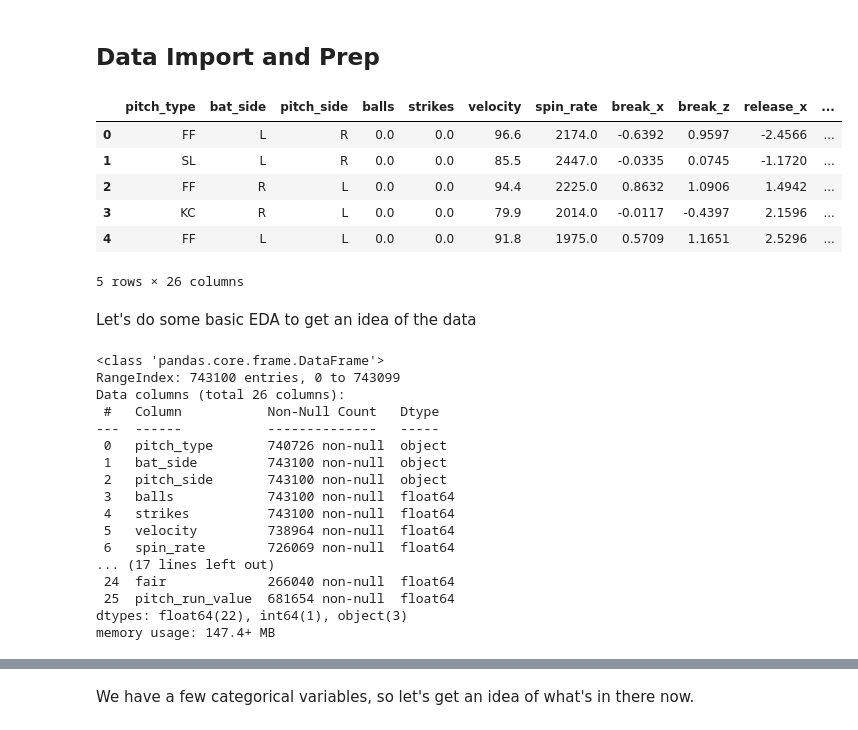
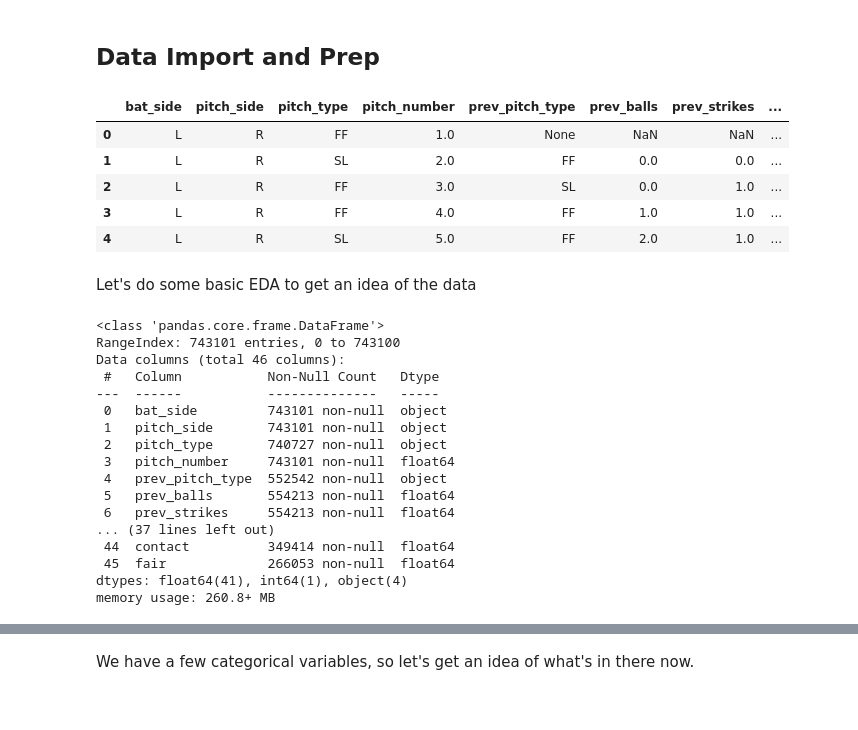
Before and after one commit to pmelgren/IntrinsicPitchValue, a Jupyter notebook: Exploration.ipynb, the cells around one changed output, grey strips where cells are left out. Drawn from its saved outputs; the diff is of its cells as text; code cells hidden in the pictures.

```diff
--- a/Exploration.ipynb
+++ b/Exploration.ipynb
@@ -18,42 +18,44 @@ Swing vs Take, Contact vs Whiff, Fair vs Foul. Finally a model will be used to p
 # %%
 import pandas as pd
 import numpy as np
 import sqlalchemy as sa
 
-query_text = open('./queries/pitch_value.sql').read()
+query_text = open('./queries/two_pitch_sequence.sql').read()
 engine = sa.create_engine('postgresql://postgres:Melgren1224@localhost:5432/Baseball')
 raw = pd.read_sql_query(query_text,engine)
+
+# display the first 5 rows
+pd.set_option('display.max_columns',None)
 raw.head()
 # %% [output]
-|  | pitch_type | bat_side | pitch_side | balls | strikes | velocity | spin_rate | break_x | break_z | release_x | ... |
-| 0 | FF | L | R | 0.0 | 0.0 | 96.6 | 2174.0 | -0.6392 | 0.9597 | -2.4566 | ... |
-| 1 | SL | L | R | 0.0 | 0.0 | 85.5 | 2447.0 | -0.0335 | 0.0745 | -1.1720 | ... |
-| 2 | FF | R | L | 0.0 | 0.0 | 94.4 | 2225.0 | 0.8632 | 1.0906 | 1.4942 | ... |
-| 3 | KC | R | L | 0.0 | 0.0 | 79.9 | 2014.0 | -0.0117 | -0.4397 | 2.1596 | ... |
-| 4 | FF | L | L | 0.0 | 0.0 | 91.8 | 1975.0 | 0.5709 | 1.1651 | 2.5296 | ... |
+|  | bat_side | pitch_side | pitch_type | pitch_number | prev_pitch_type | prev_balls | prev_strikes | ... |
+| 0 | L | R | FF | 1.0 | None | NaN | NaN | ... |
+| 1 | L | R | SL | 2.0 | FF | 0.0 | 0.0 | ... |
+| 2 | L | R | FF | 3.0 | SL | 0.0 | 1.0 | ... |
+| 3 | L | R | FF | 4.0 | FF | 1.0 | 1.0 | ... |
+| 4 | L | R | SL | 5.0 | FF | 2.0 | 1.0 | ... |
-5 rows × 26 columns
 # %% [markdown]
 Let's do some basic EDA to get an idea of the data
 # %%
 raw.info()
 # %% [output]
 <class 'pandas.core.frame.DataFrame'>
-RangeIndex: 743100 entries, 0 to 743099
-Data columns (total 26 columns):
+RangeIndex: 743101 entries, 0 to 743100
+Data columns (total 46 columns):
  #   Column           Non-Null Count   Dtype
 ---  ------           --------------   -----
- 0   pitch_type       740726 non-null  object
- 1   bat_side         743100 non-null  object
- 2   pitch_side       743100 non-null  object
- 3   balls            743100 non-null  float64
- 4   strikes          743100 non-null  float64
- 5   velocity         738964 non-null  float64
- 6   spin_rate        726069 non-null  float64
-... (17 lines left out)
- 24  fair             266040 non-null  float64
- 25  pitch_run_value  681654 non-null  float64
-dtypes: float64(22), int64(1), object(3)
-memory usage: 147.4+ MB
+ 0   bat_side         743101 non-null  object
+ 1   pitch_side       743101 non-null  object
+ 2   pitch_type       740727 non-null  object
+ 3   pitch_number     743101 non-null  float64
+ 4   prev_pitch_type  552542 non-null  object
+ 5   prev_balls       554213 non-null  float64
+ 6   prev_strikes     554213 non-null  float64
+... (37 lines left out)
+ 44  contact          349414 non-null  float64
+ 45  fair             266053 non-null  float64
+dtypes: float64(41), int64(1), object(4)
+memory usage: 260.8+ MB
 # %%
 raw.describe()
 # %% [output]
```
Also changed, not shown: parts of 14 cells of this notebook, 1 other file.
